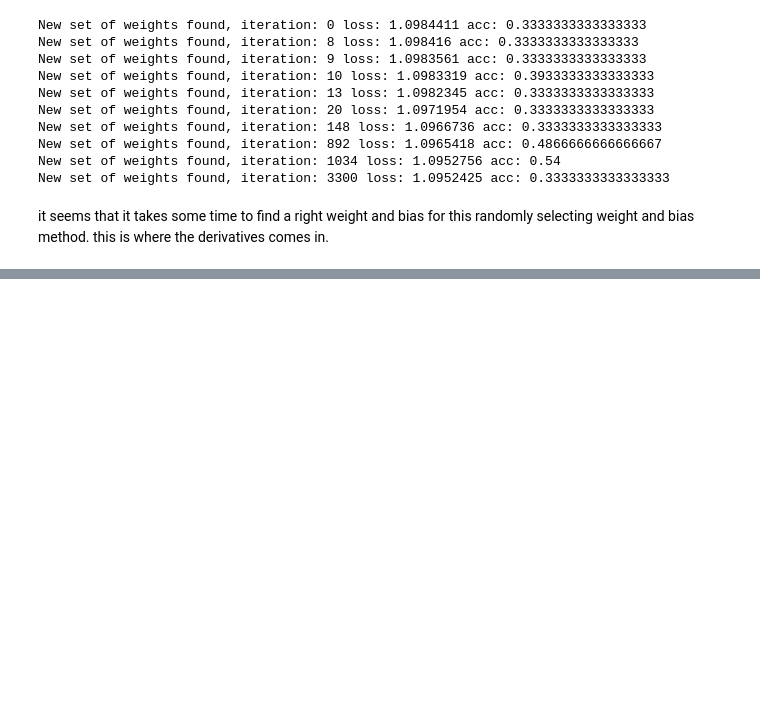
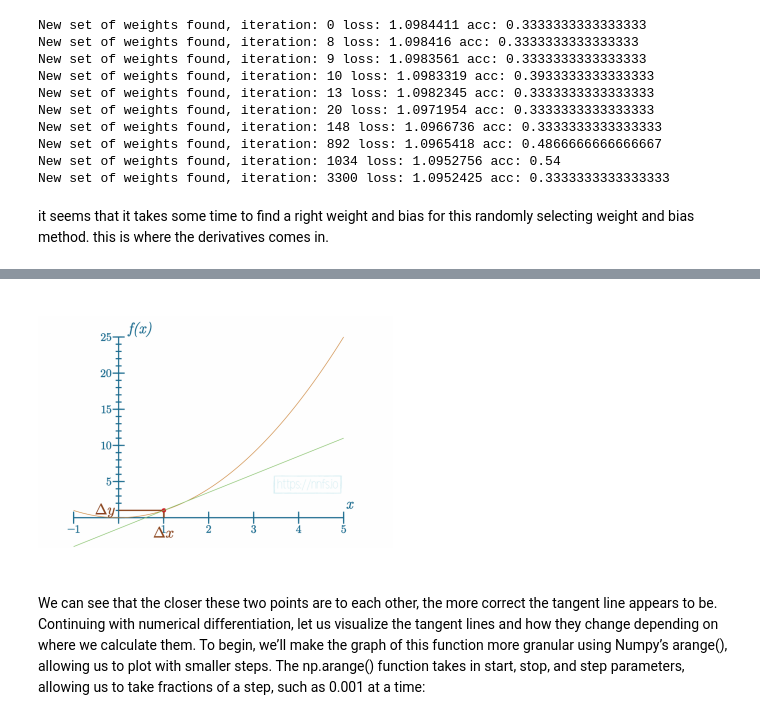
Before and after one commit to charu11/Neural-Networks-from-Scratch, a Jupyter notebook: Neural_networks_from_scratch.ipynb, the cells around one changed output, grey strips where cells are left out. Cells and saved outputs as stored; diff of their text form; code cells hidden in the pictures; blank space fills up the shorter version.

```diff
--- a/Neural_networks_from_scratch.ipynb
+++ b/Neural_networks_from_scratch.ipynb
@@ -1139,0 +1214,12 @@ it seems that it takes some time to find a right weight and bias for this random
+# %%
+Image('/content/drive/MyDrive/Neural Networks from Scratch/ch07_02.PNG')
+# %% [output]
+[figure, added]
+# %% [markdown]
+We can see that the closer these two points are to each other, the more correct the tangent line
+appears to be.
+Continuing with numerical differentiation, let us visualize the tangent lines and how they
+change depending on where we calculate them. To begin, we’ll make the graph of this function
+more granular using Numpy’s arange(), allowing us to plot with smaller steps. The
+np.arange() function takes in start, stop, and step parameters, allowing us to take fractions of a
+step, such as 0.001 at a time:
```
Also changed, not shown: parts of 22 cells of this notebook.
